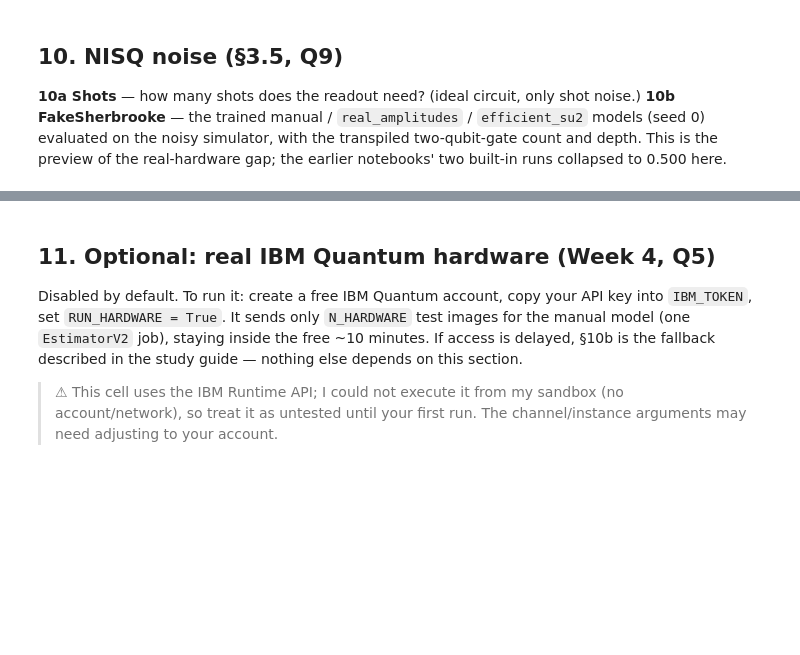
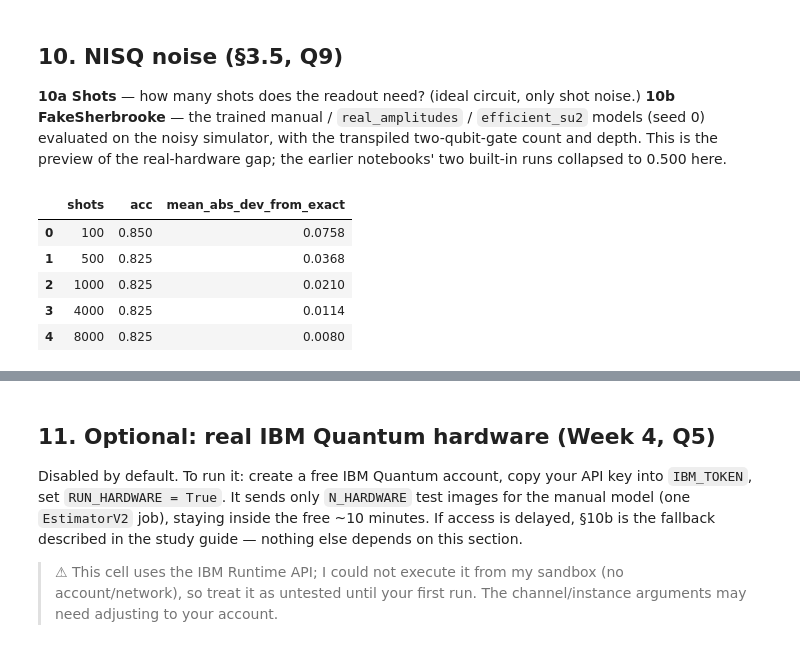
Before and after one commit to nirmal-a-r/hybrid-variational-quantum-classifier, a Jupyter notebook: HVQC_full_project.ipynb, the cells around one changed output, grey strips where cells are left out. Cells and saved outputs as stored; diff of their text form; code cells hidden in the pictures; blank space fills up the shorter version.

```diff
--- a/HVQC_full_project.ipynb
+++ b/HVQC_full_project.ipynb
@@ -467,15 +554,24 @@ display(res_cls)
 # %%
 sd = SEEDS[0]; sp = SPLITS[sd]
 sel = np.arange(min(N_NOISY, len(sp["yte"])))                 # first N_NOISY test images (balanced subset is shuffled)
 y_sel = sp["yte"][sel]
 # ---- 10a shots ----
 name = "manual (1 block)"; ops, ro = DESIGNS[name]; r = RUNS[(name, "cnn", sd)]
 qc_m, obs_m = build_circuit(ops), build_observable(ro); rows = []
 for shots in SHOTS_LIST:
-    e = AerEstimator(); e.options.default_shots = shots
-    z = np.array([x.data.evs for x in e.run([(qc_m, obs_m, list(a) + list(r["theta"])) for a in r["ang_te"][sel]]).result()])
+    e = AerEstimator()
+    z = np.array([x.data.evs for x in e.run(
+            [(qc_m, obs_m, list(a) + list(r["theta"])) for a in r["ang_te"][sel]],
+            precision=1/np.sqrt(shots)).result()])
     rows.append(dict(shots=shots, acc=metrics(y_sel, z)["acc"], mean_abs_dev_from_exact=np.abs(z - r["z_te"][sel]).mean()))
 display(pd.DataFrame(rows).round(4))
+# %% [output]
+|  | shots | acc | mean_abs_dev_from_exact |
+| 0 | 100 | 0.850 | 0.0758 |
+| 1 | 500 | 0.825 | 0.0368 |
+| 2 | 1000 | 0.825 | 0.0210 |
+| 3 | 4000 | 0.825 | 0.0114 |
+| 4 | 8000 | 0.825 | 0.0080 |
 # %%
 # ---- 10b FakeSherbrooke ----
 backend = FakeSherbrooke(); noisy_sim = AerSimulator.from_backend(backend)
```
Also changed, not shown: parts of 17 cells of this notebook.
